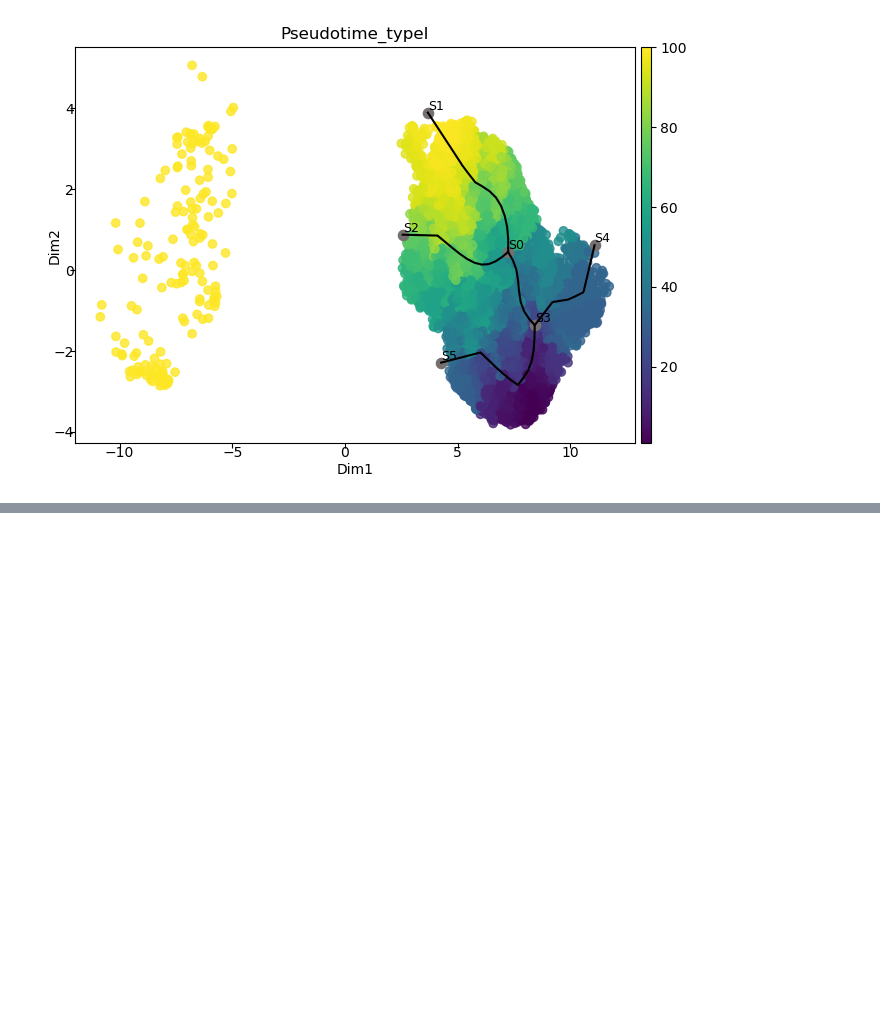
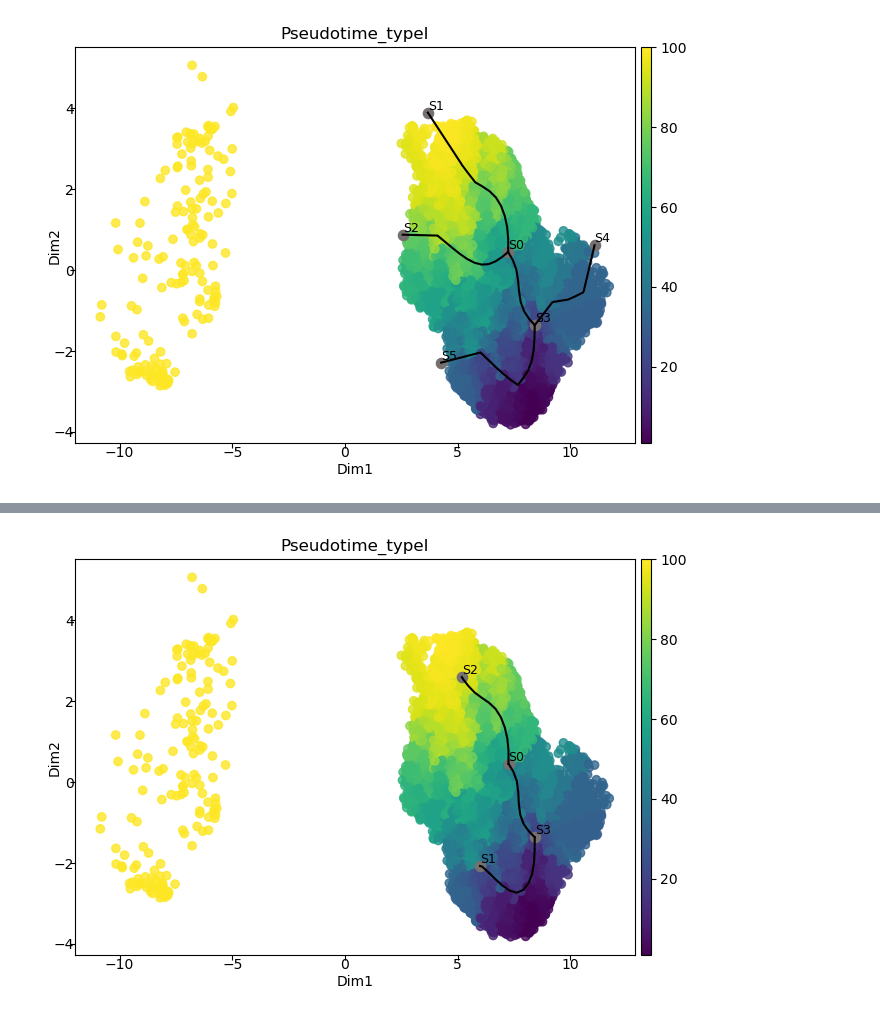
Before and after one commit to sachha-naksha/SKM_multimodal_analysis, a Jupyter notebook: py_scripts/traj_1.ipynb, the cells around one changed output, grey strips where cells are left out. Drawn from its saved outputs; the diff is of its cells as text; code cells hidden in the pictures; blank space fills up the shorter version.

Commit message:
AGI is here GUYS; claude legit in one go removed the nodes not needed in the trajectory

```diff
--- a/py_scripts/traj_1.ipynb
+++ b/py_scripts/traj_1.ipynb
@@ -292,5 +286,6 @@ st.plot_dimension_reduction(adata,show_graph=True,show_text=True,color=['Pseudot
 # %% [output]
 [figure]
 # %%
-st.plot_dimension_reduction(adata,show_graph=True,show_text=True,color=['age'])
+# Remove specific branches by specifying nodes to keep
+st.prune_elastic_principal_graph(adata)
 # %% [output]
@@ -297,0 +447,4 @@ st.plot_dimension_reduction(adata,show_graph=True,show_text=True,color=['age'])
+# %%
+st.plot_dimension_reduction(adata,show_graph=True,show_text=True,color=['Pseudotime_typeI'])
+# %% [output]
+[figure, added]
```
Also changed, not shown: parts of 5 cells of this notebook, 1 other file.
